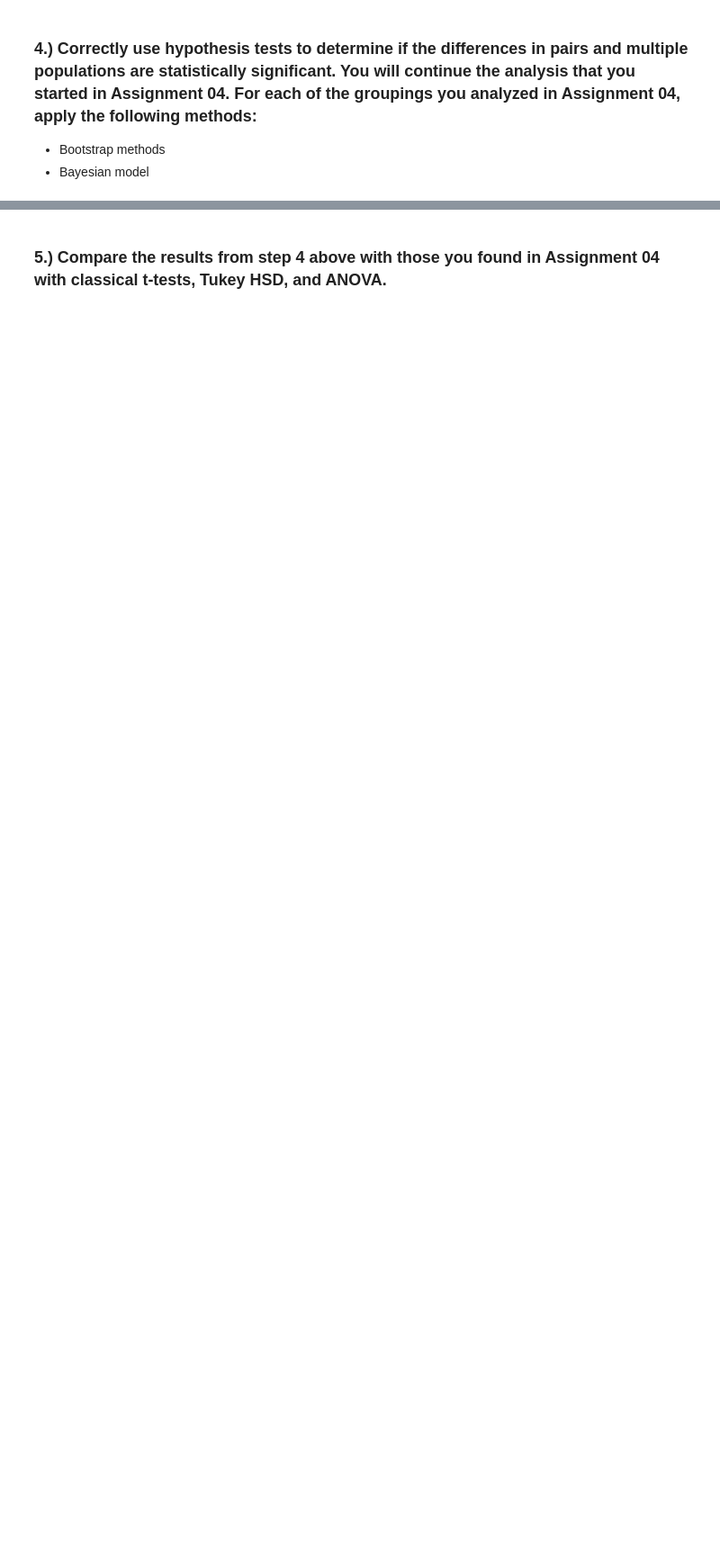
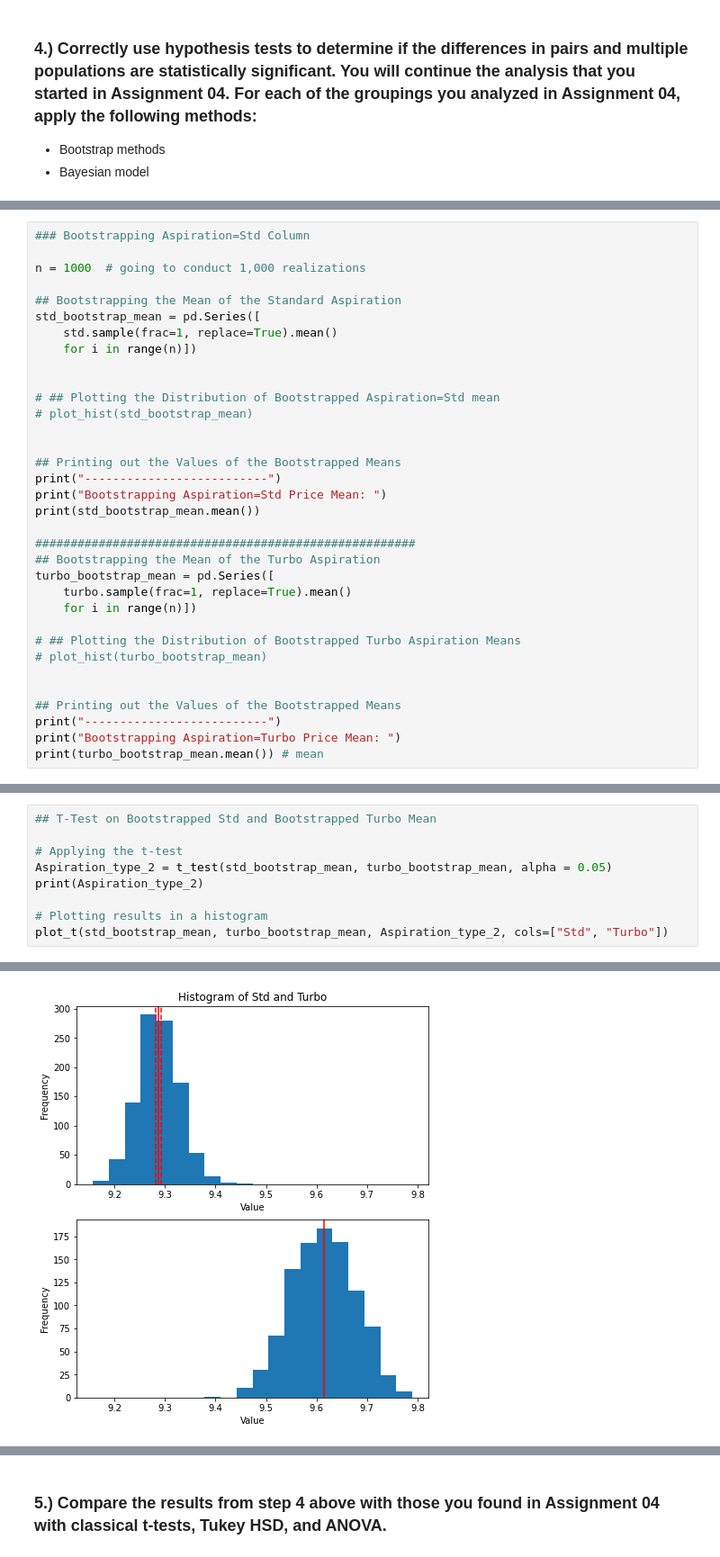
Before and after one commit to anajaved/UW_Data_Science_Cert, a Jupyter notebook: AnaJaved-M02-HypothesisSim.ipynb, the cells around one changed output, grey strips where cells are left out. Shown at 90% size. Drawn from its saved outputs; the diff is of its cells as text; blank space fills up the shorter version.

```diff
--- a/AnaJaved-M02-HypothesisSim.ipynb
+++ b/AnaJaved-M02-HypothesisSim.ipynb
@@ -333,0 +419,34 @@ Mean = 9.350, Standard deviation = 0.516
+# %%
+### Bootstrapping Aspiration=Std Column
+
+n = 1000  # going to conduct 1,000 realizations
+
+## Bootstrapping the Mean of the Standard Aspiration
+std_bootstrap_mean = pd.Series([
+    std.sample(frac=1, replace=True).mean()
+    for i in range(n)])
+
+
+# ## Plotting the Distribution of Bootstrapped Aspiration=Std mean
+# plot_hist(std_bootstrap_mean)
+
+
+## Printing out the Values of the Bootstrapped Means
+print("--------------------------")
+print("Bootstrapping Aspiration=Std Price Mean: ")
+print(std_bootstrap_mean.mean())
+
+######################################################
+## Bootstrapping the Mean of the Turbo Aspiration
+turbo_bootstrap_mean = pd.Series([
+    turbo.sample(frac=1, replace=True).mean()
+    for i in range(n)])
+
+# ## Plotting the Distribution of Bootstrapped Turbo Aspiration Means
+# plot_hist(turbo_bootstrap_mean)
+
+
+## Printing out the Values of the Bootstrapped Means
+print("--------------------------")
+print("Bootstrapping Aspiration=Turbo Price Mean: ")
+print(turbo_bootstrap_mean.mean()) # mean
@@ -333,0 +460,10 @@ Mean = 9.350, Standard deviation = 0.516
+# %%
+## T-Test on Bootstrapped Std and Bootstrapped Turbo Mean
+
+# Applying the t-test
+Aspiration_type_2 = t_test(std_bootstrap_mean, turbo_bootstrap_mean, alpha = 0.05)
+print(Aspiration_type_2)
+
+# Plotting results in a histogram
+plot_t(std_bootstrap_mean, turbo_bootstrap_mean, Aspiration_type_2, cols=["Std", "Turbo"])
+# %% [output]
@@ -333,0 +477 @@ Mean = 9.350, Standard deviation = 0.516
+[figure, added]
```
Also changed, not shown: parts of 19 cells of this notebook.
